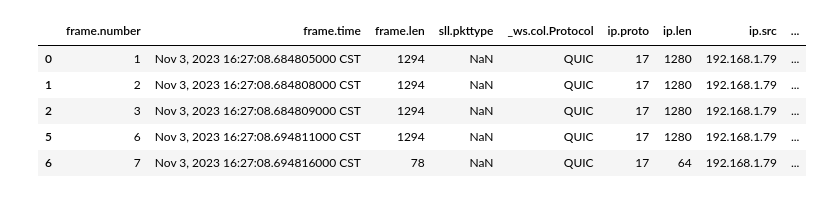
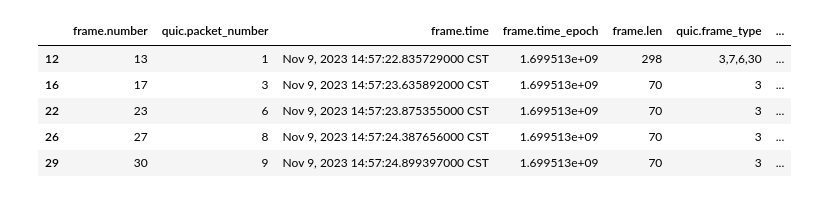
Before and after one commit to mollyy0514/GO_QUIC_socket, a Jupyter notebook: data/get_data.ipynb, the cells around one changed output. Cells and saved outputs as stored; diff of their text form; code cells hidden in the pictures.

```diff
--- a/data/get_data.ipynb
+++ b/data/get_data.ipynb
@@ -3,12 +7,17 @@ import pandas as pd
 # %%
-df = pd.read_csv("./capturequic_pcap.csv", sep='@')
-cond = df['ip.dst'] == '192.168.1.78'
-df = df[cond]
-df[:5]
+df = pd.read_csv("./capturequic_c_pcap.csv", sep='@')
+cond_s = df['ip.src'] == '192.168.1.78'
+df_s = df[cond_s]
+cond_c = df['ip.src'] == '192.168.1.79'
+df_c  = df[cond_c]
+# frame_type == 3：ACK for STREAM
+cond_ack = df_s['quic.frame_type'].str.contains('3', na=False)
+df_s_ack = df_s[cond_ack]
+df_s_ack[:5]
 # %% [output]
-|  | frame.number | frame.time | frame.len | sll.pkttype | _ws.col.Protocol | ip.proto | ip.len | ip.src | ... |
-| 0 | 1 | Nov 3, 2023 16:27:08.684805000 CST | 1294 | NaN | QUIC | 17 | 1280 | 192.168.1.79 | ... |
-| 1 | 2 | Nov 3, 2023 16:27:08.684808000 CST | 1294 | NaN | QUIC | 17 | 1280 | 192.168.1.79 | ... |
-| 2 | 3 | Nov 3, 2023 16:27:08.684809000 CST | 1294 | NaN | QUIC | 17 | 1280 | 192.168.1.79 | ... |
-| 5 | 6 | Nov 3, 2023 16:27:08.694811000 CST | 1294 | NaN | QUIC | 17 | 1280 | 192.168.1.79 | ... |
-| 6 | 7 | Nov 3, 2023 16:27:08.694816000 CST | 78 | NaN | QUIC | 17 | 64 | 192.168.1.79 | ... |
+|  | frame.number | quic.packet_number | frame.time | frame.time_epoch | frame.len | quic.frame_type | ... |
+| 12 | 13 | 1 | Nov 9, 2023 14:57:22.835729000 CST | 1.699513e+09 | 298 | 3,7,6,30 | ... |
+| 16 | 17 | 3 | Nov 9, 2023 14:57:23.635892000 CST | 1.699513e+09 | 70 | 3 | ... |
+| 22 | 23 | 6 | Nov 9, 2023 14:57:23.875355000 CST | 1.699513e+09 | 70 | 3 | ... |
+| 26 | 27 | 8 | Nov 9, 2023 14:57:24.387656000 CST | 1.699513e+09 | 70 | 3 | ... |
+| 29 | 30 | 9 | Nov 9, 2023 14:57:24.899397000 CST | 1.699513e+09 | 70 | 3 | ... |
```
Also changed, not shown: parts of 14 cells of this notebook, 2 other files.
